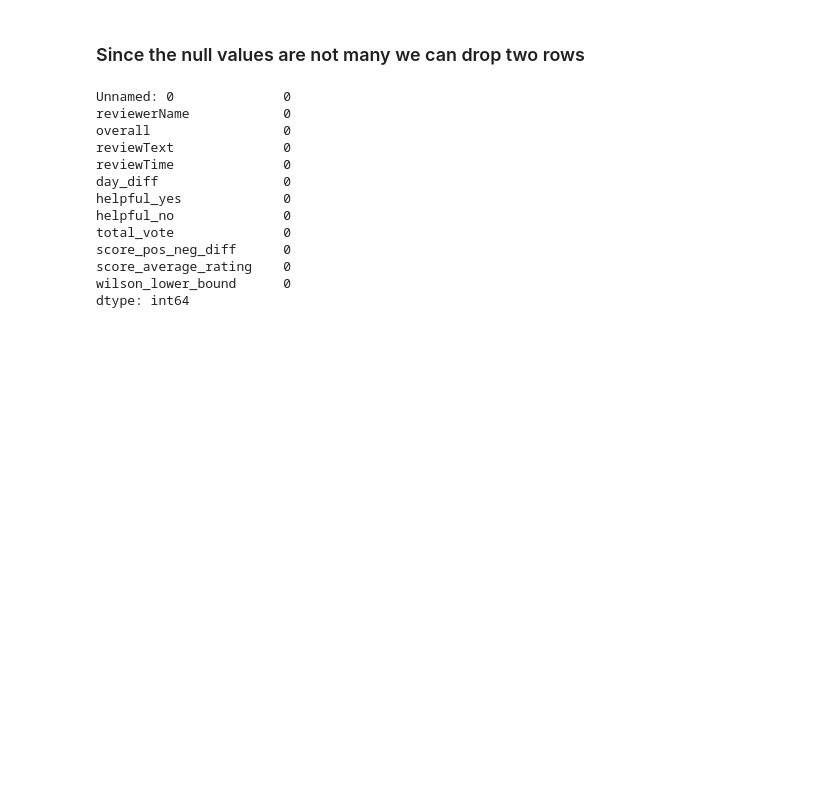
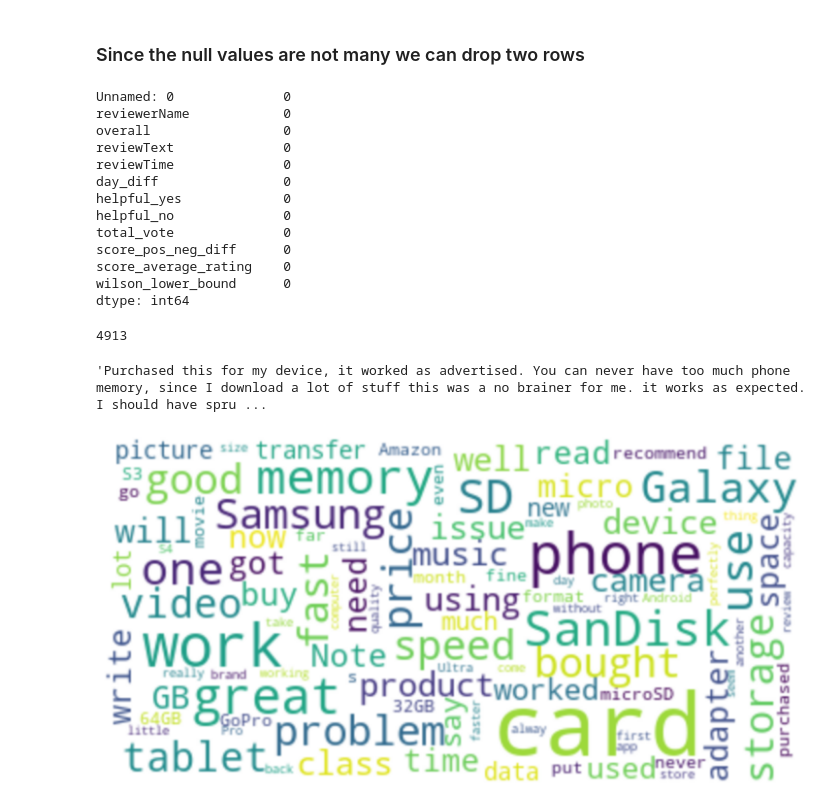
Before and after one commit to KarishmaVelagaleti/AmazonReviews, a Jupyter notebook: Amazon reviews.ipynb, the cells around one changed output. Drawn from its saved outputs; the diff is of its cells as text; code cells hidden in the pictures; blank space fills up the shorter version.

Commit message:
Word Cloud

```diff
--- a/Amazon reviews.ipynb
+++ b/Amazon reviews.ipynb
@@ -2,7 +4,7 @@
 import pandas as pd
 import numpy as np
 # %%
-reviews = pd.read_csv("amazon_reviews.csv", index_col=False )
+reviews = pd.read_csv("amazon_reviews.csv", ig)
 reviews.head()
 # %% [output]
 |  | Unnamed: 0 | reviewerName | overall | reviewText | reviewTime | day_diff | helpful_yes | helpful_no | ... |
@@ -79,3 +81,7 @@ score_pos_neg_diff      0
 score_average_rating    0
 wilson_lower_bound      0
 dtype: int64
+# %%
+len(reviews)
+# %% [output]
+4913
@@ -81,0 +98,18 @@ dtype: int64
+# %%
+text = " ".join(review for review in reviews["reviewText"])
+text
+# %% [output]
+'Purchased this for my device, it worked as advertised. You can never have too much phone memory, since I download a lot of stuff this was a no brainer for me. it works as expected. I should have spru ...
+# %%
+# Create and generate a word cloud image:
+wordcloud = WordCloud(max_font_size=50, max_words=100,
+                      collocations = False, background_color = 'white').generate(text)
+
+# Display the generated image:
+plt.figure( figsize=(10,8))
+plt.imshow(wordcloud, interpolation='quadric')
+plt.axis("off")
+plt.tight_layout(pad=0)
+plt.show()
+# %% [output]
+[figure, added]
```
Also changed, not shown: parts of 2 cells of this notebook.
